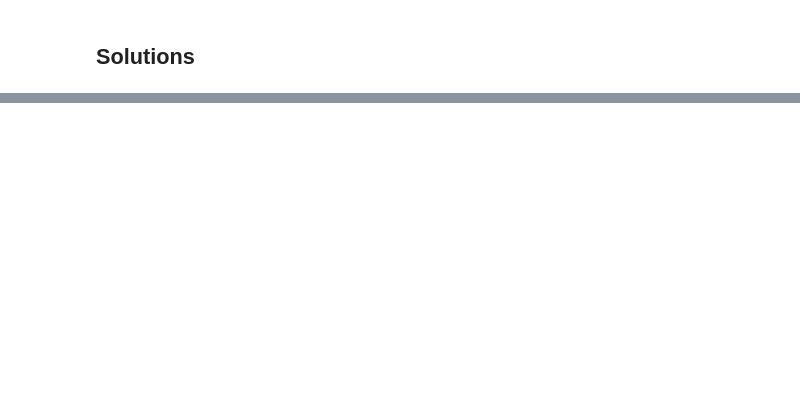
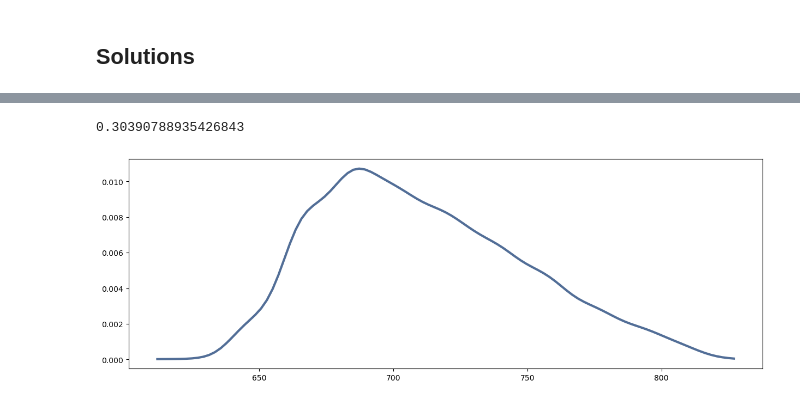
Before and after one commit to Nishaa95/DATA_3450_Quiz_2, a Jupyter notebook: quiz_2_1221_start.ipynb, the cells around one changed output, grey strips where cells are left out. Saved outputs shown, nothing was run; the diff lists cells and outputs as text; code cells hidden in the pictures; blank space fills up the shorter version.

```diff
--- a/quiz_2_1221_start.ipynb
+++ b/quiz_2_1221_start.ipynb
@@ -66,0 +155,8 @@ df.head()
+# %%
+skw2 = thinkstats2.PearsonMedianSkewness(df["fico"])
+print(skw2)
+pdf2=thinkstats2.EstimatedPdf(df["fico"])
+thinkplot.Pdf(pdf2)
+# %% [output]
+0.30390788935426843
+[figure, added]
```
Also changed, not shown: parts of 19 cells of this notebook.
